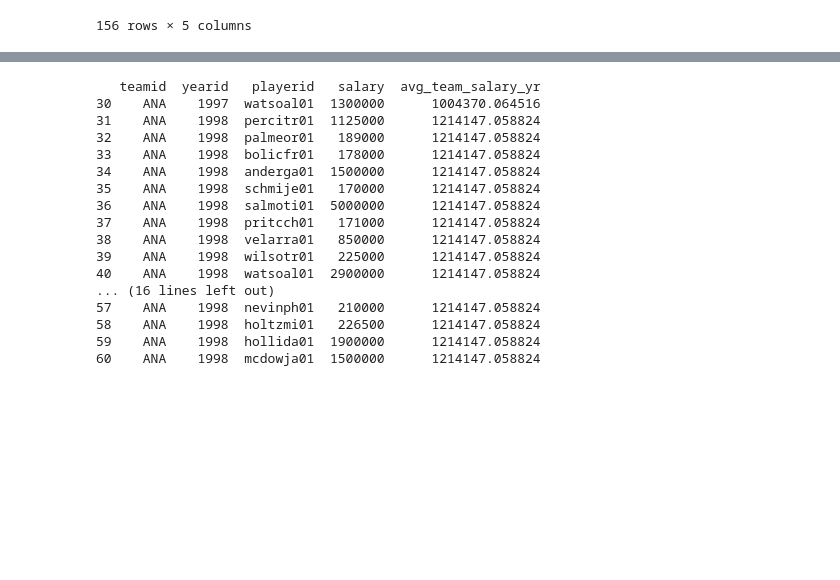
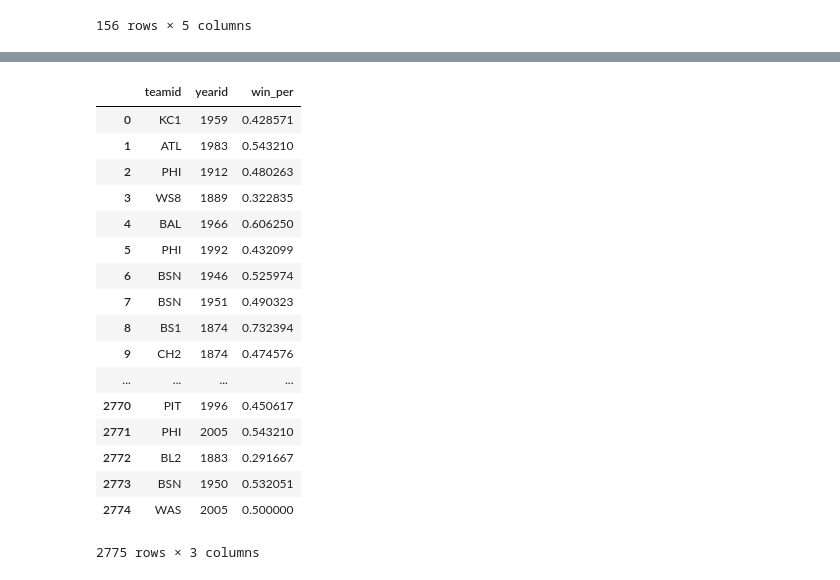
Before and after one commit to theolove/ga_project1_tlove, a Jupyter notebook: assignment8.ipynb, the cells around one changed output, grey strips where cells are left out. Cells and saved outputs as stored; diff of their text form; code cells hidden in the pictures; blank space fills up the shorter version.

```diff
--- a/assignment8.ipynb
+++ b/assignment8.ipynb
@@ -350,20 +377,35 @@ TypeError: unhashable type
-# %%
-print q12_sql.loc[30:60, :]
-# %% [output]
-   teamid  yearid   playerid   salary  avg_team_salary_yr
-30    ANA    1997  watsoal01  1300000      1004370.064516
-31    ANA    1998  percitr01  1125000      1214147.058824
-32    ANA    1998  palmeor01   189000      1214147.058824
-33    ANA    1998  bolicfr01   178000      1214147.058824
-34    ANA    1998  anderga01  1500000      1214147.058824
-35    ANA    1998  schmije01   170000      1214147.058824
-36    ANA    1998  salmoti01  5000000      1214147.058824
-37    ANA    1998  pritcch01   171000      1214147.058824
-38    ANA    1998  velarra01   850000      1214147.058824
-39    ANA    1998  wilsotr01   225000      1214147.058824
-40    ANA    1998  watsoal01  2900000      1214147.058824
-... (16 lines left out)
-57    ANA    1998  nevinph01   210000      1214147.058824
-58    ANA    1998  holtzmi01   226500      1214147.058824
-59    ANA    1998  hollida01  1900000      1214147.058824
-60    ANA    1998  mcdowja01  1500000      1214147.058824
+# %%
+"""
+Query Number 13.
+Calculate the win percentage. convert w and g into numerics (floats) to do so.
+(w::numeric, for example)
+"""
+
+q13_query = """
+SELECT DISTINCT
+        teamid,
+        yearid,
+        CAST(w AS numeric) / CAST(g as numeric) AS "win_per"
+FROM teams
+"""
+q13_sql = pd.read_sql_query(q13_query, cnx)
+q13_sql
+# %% [output]
+|  | teamid | yearid | win_per |
+| 0 | KC1 | 1959 | 0.428571 |
+| 1 | ATL | 1983 | 0.543210 |
+| 2 | PHI | 1912 | 0.480263 |
+| 3 | WS8 | 1889 | 0.322835 |
+| 4 | BAL | 1966 | 0.606250 |
+| 5 | PHI | 1992 | 0.432099 |
+| 6 | BSN | 1946 | 0.525974 |
+| 7 | BSN | 1951 | 0.490323 |
+| 8 | BS1 | 1874 | 0.732394 |
+| 9 | CH2 | 1874 | 0.474576 |
+| ... | ... | ... | ... |
+| 2770 | PIT | 1996 | 0.450617 |
+| 2771 | PHI | 2005 | 0.543210 |
+| 2772 | BL2 | 1883 | 0.291667 |
+| 2773 | BSN | 1950 | 0.532051 |
+| 2774 | WAS | 2005 | 0.500000 |
+2775 rows × 3 columns
```
Also changed, not shown: parts of 3 cells of this notebook.
